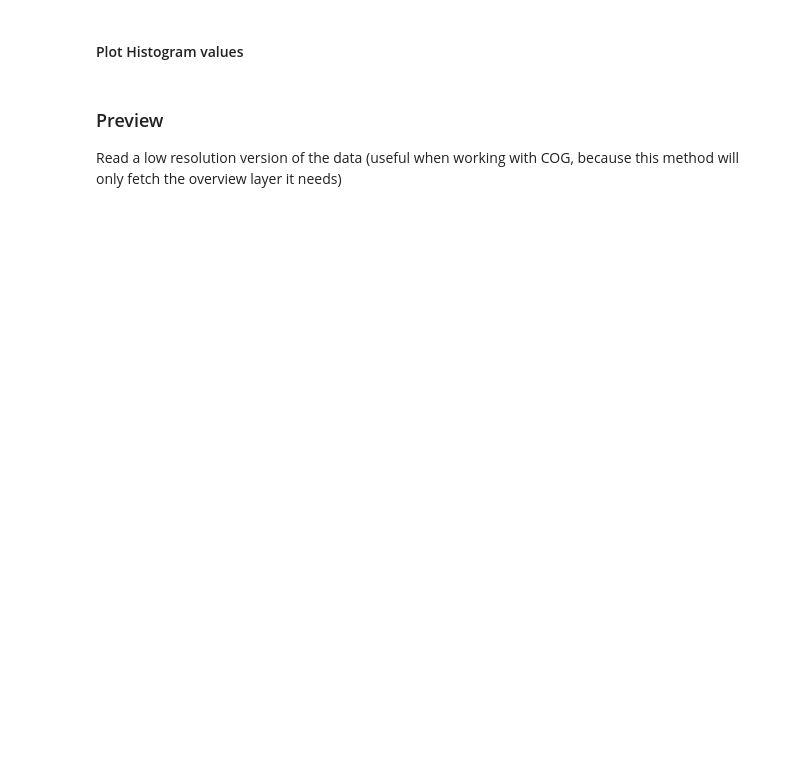
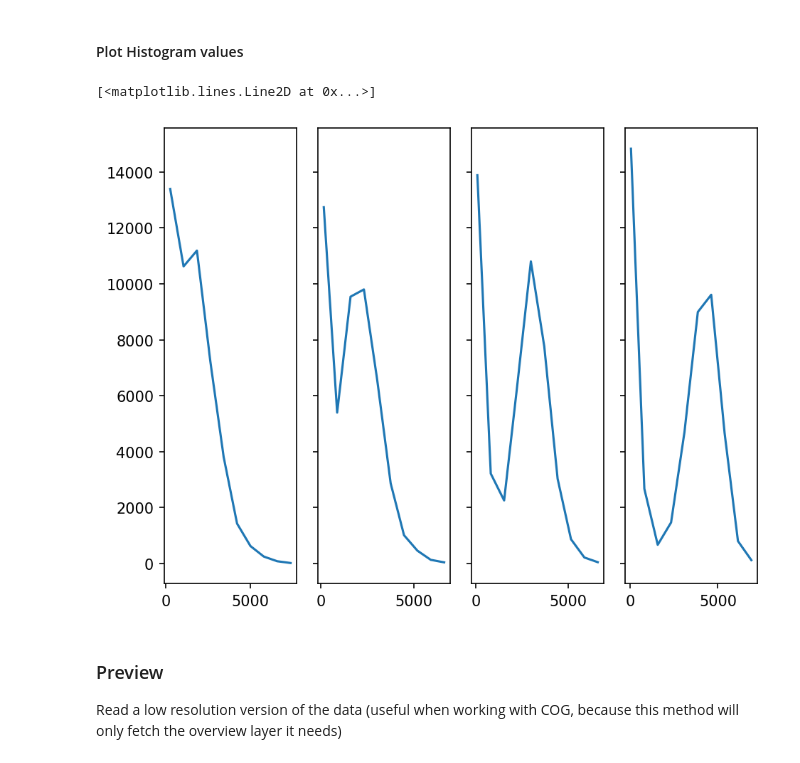
Before and after one commit to cogeotiff/rio-tiler, a Jupyter notebook: docs/src/examples/Using-rio-tiler-STACReader.ipynb, the cells around one changed output. Drawn from its saved outputs; the diff is of its cells as text; code cells hidden in the pictures; blank space fills up the shorter version.

```diff
--- a/docs/src/examples/Using-rio-tiler-STACReader.ipynb
+++ b/docs/src/examples/Using-rio-tiler-STACReader.ipynb
@@ -76,12 +110,15 @@ with STACReader(src_path) as stac:
 # %% [markdown]
 #### Plot Histogram values
 # %%
-fig, axs = plt.subplots(1, 4, sharey=True, tight_layout=True, dpi=150)
+fig, axs = subplots(1, 4, sharey=True, tight_layout=True, dpi=150)
 
 axs[0].plot(meta["B01"]["b1"].histogram[1][0:-1], meta["B01"]["b1"].histogram[0])
 axs[1].plot(meta["B02"]["b1"].histogram[1][0:-1], meta["B02"]["b1"].histogram[0])
 axs[2].plot(meta["B03"]["b1"].histogram[1][0:-1], meta["B03"]["b1"].histogram[0])
 axs[3].plot(meta["B04"]["b1"].histogram[1][0:-1], meta["B04"]["b1"].histogram[0])
+# %% [output]
+[<matplotlib.lines.Line2D at 0x...>]
+[figure, added]
 # %% [markdown]
 ### Preview
 
```
Also changed, not shown: parts of 12 cells of this notebook, 3 other files.
